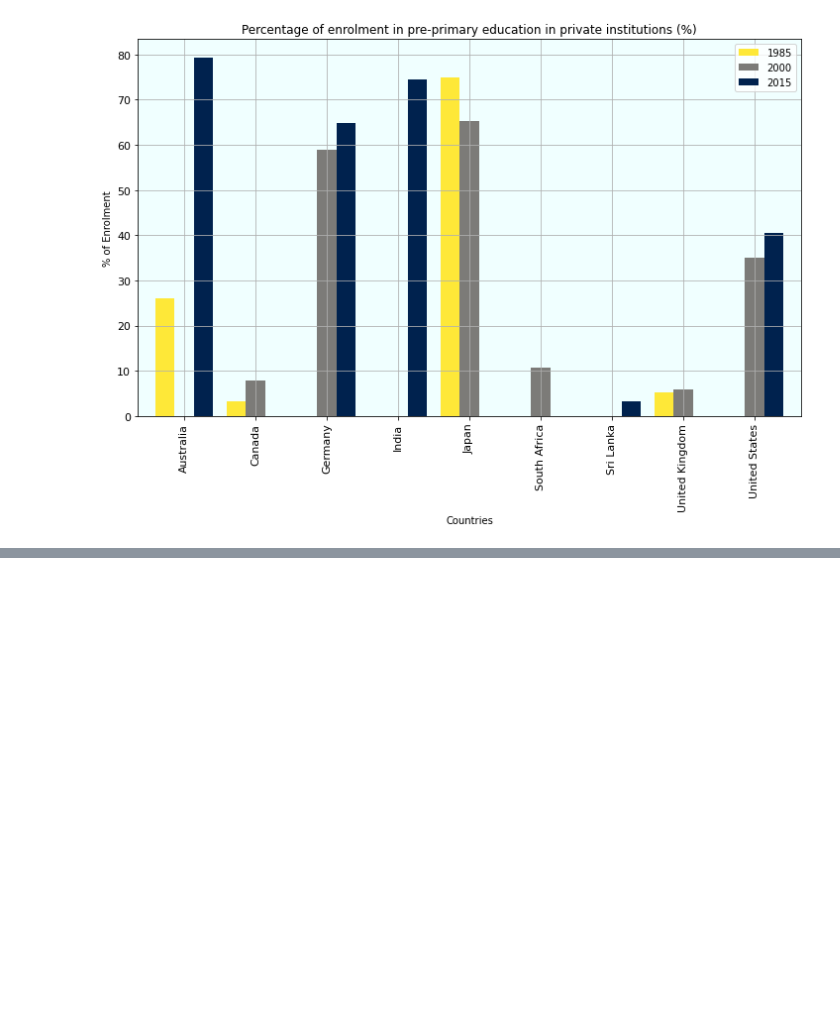
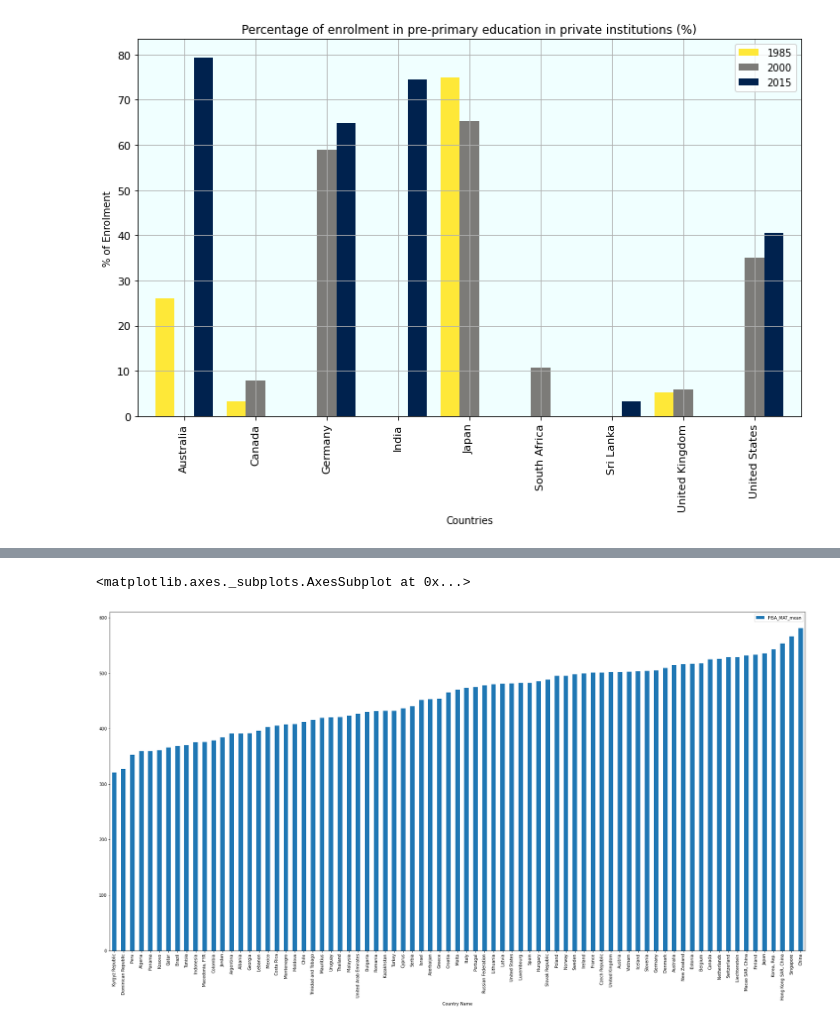
Before and after one commit to Keshav1506/World-Bank-Global-Education-Analysis, a Jupyter notebook: WorldBankEDA.ipynb, the cells around one changed output, grey strips where cells are left out. Saved outputs shown, nothing was run; the diff lists cells and outputs as text; code cells hidden in the pictures; blank space fills up the shorter version.

```diff
--- a/WorldBankEDA.ipynb
+++ b/WorldBankEDA.ipynb
@@ -314,0 +451,20 @@ temp2.plot(x = "Country Name", y = ["1985","2000","2015"], xlabel = "Countries",
+# %%
+tempdf3 = EdStatsData.loc[EdStatsData['Indicator Code'] == 'LO.PISA.MAT'].copy()
+
+col = tempdf3.loc[: , "1970":"2100"]
+
+tempdf3['PISA_MAT_mean'] = col.mean(axis=1)
+
+
+tempdf3 = tempdf3[pd.notnull(tempdf3['PISA_MAT_mean'])]
+
+PISA_MAT = tempdf3[['Country Name', 'PISA_MAT_mean']]
+
+PISA_MAT=PISA_MAT.set_index('Country Name')
+
+PISA_MAT = PISA_MAT.sort_values(by="PISA_MAT_mean")
+
+PISA_MAT.plot(kind='bar',figsize=(30, 15))
+# %% [output]
+<matplotlib.axes._subplots.AxesSubplot at 0x...>
+[figure, added]
```
Also changed, not shown: parts of 20 cells of this notebook.
